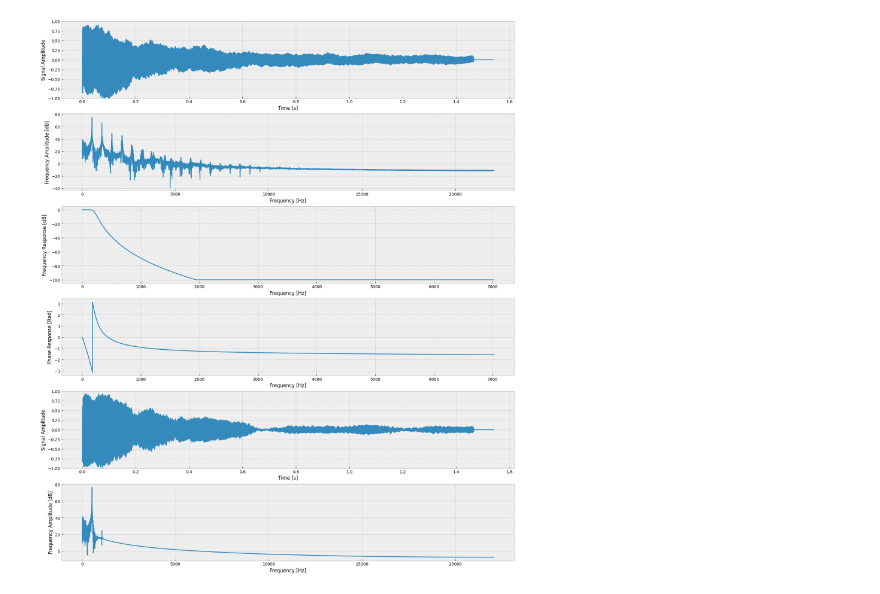
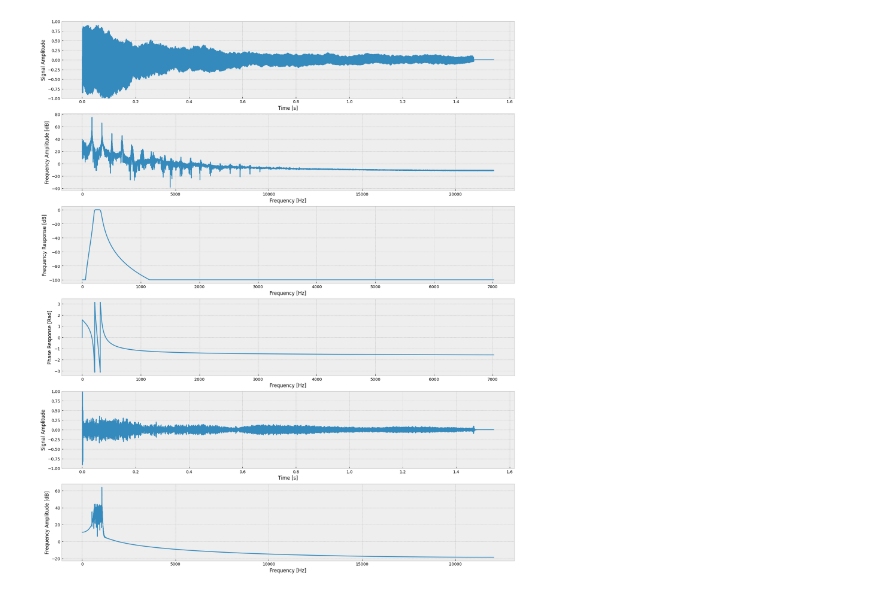
Before and after one commit to TC-J/AVP, a Jupyter notebook: notebooks/dev/iirfiltering.ipynb, the cells around one changed output. Drawn from its saved outputs; the diff is of its cells as text; code cells hidden in the pictures.

```diff
--- a/notebooks/dev/iirfiltering.ipynb
+++ b/notebooks/dev/iirfiltering.ipynb
@@ -13,7 +13,7 @@ from IPython.display import Audio
 piano_c = ndsignal.load("../../assets/audios/piano_c.wav")
 
 # create filter
-filter = iirfilter(piano_c.sr, 650, btype="lowpass", plot_fftbins=piano_c.sr // 2)
+filter = iirfilter(piano_c.sr, [650, 1000], btype="bandpass", plot_fftbins=piano_c.sr // 2)
 
 plt.style.use("bmh")
 
@@ -27,33 +27,31 @@ piano_c.plot()
 _, ffts = piano_c.harmonics
 
 plt.subplot(6, 1, 2)
 
 # plot harmonics
 piano_c.harmonic_plot()
 
 plt.subplot(6, 1, 3)
 
 # plot filter frequency response
 filter.plot_frequency_response()
 
 plt.subplot(6, 1, 4)
 
 # plot filter phase response
 filter.plot_phase_response()
 
 # apply filter
 piano_c_new = filter(piano_c)
 
 plt.subplot(6, 1, 5)
 
 # plot filtered signal
 piano_c_new.plot()
 
 plt.subplot(6, 1, 6)
 
-_, ffts = piano_c_new.harmonics
-
 # plot filtered harmonics
 piano_c_new.harmonic_plot()
 # %% [output]
-[figure, old version]
+[figure, new version]
```
Also changed, not shown: 5 other files.
